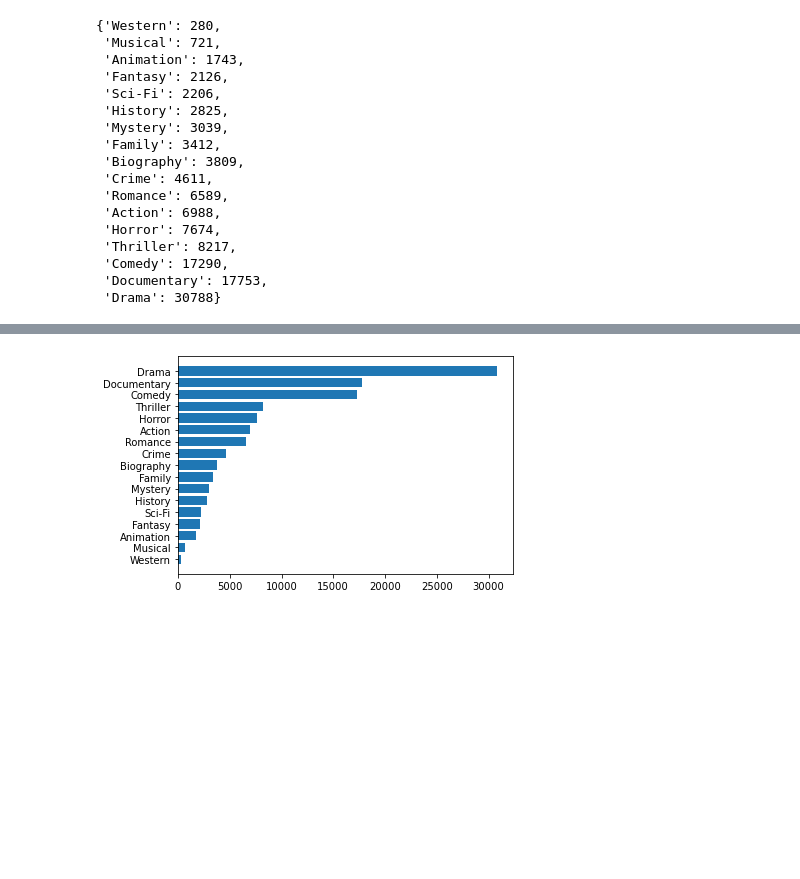
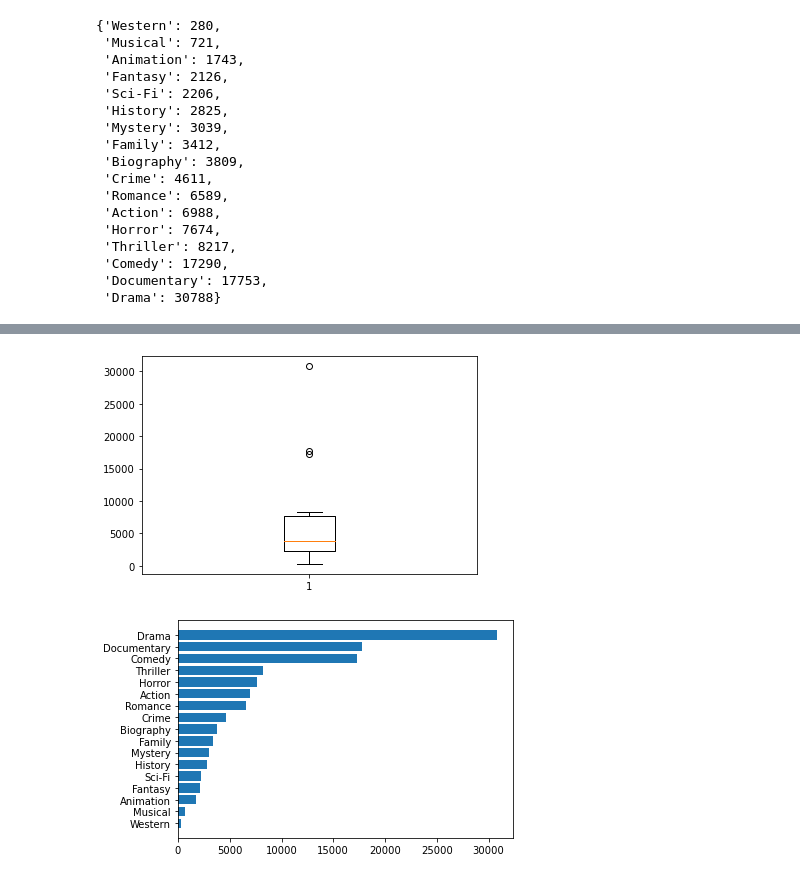
Before and after one commit to Meir-Alelov/Movie-Data-Analysis-and-Recs, a Jupyter notebook: Hanis-notebook.ipynb, the cells around one changed output, grey strips where cells are left out. Saved outputs shown, nothing was run; the diff lists cells and outputs as text; code cells hidden in the pictures; blank space fills up the shorter version.

```diff
--- a/Hanis-notebook.ipynb
+++ b/Hanis-notebook.ipynb
@@ -334,3 +345,13 @@ genre_popularity
+# %%
+
+fig, ax = plt.subplots()
+
+ax.boxplot(list(genre_popularity.values()))
+
+
+plt.show()
+# %% [output]
+[figure, added]
 # %%
 #Plot of Genre Popularity.
 
```
Also changed, not shown: parts of 37 cells of this notebook.
